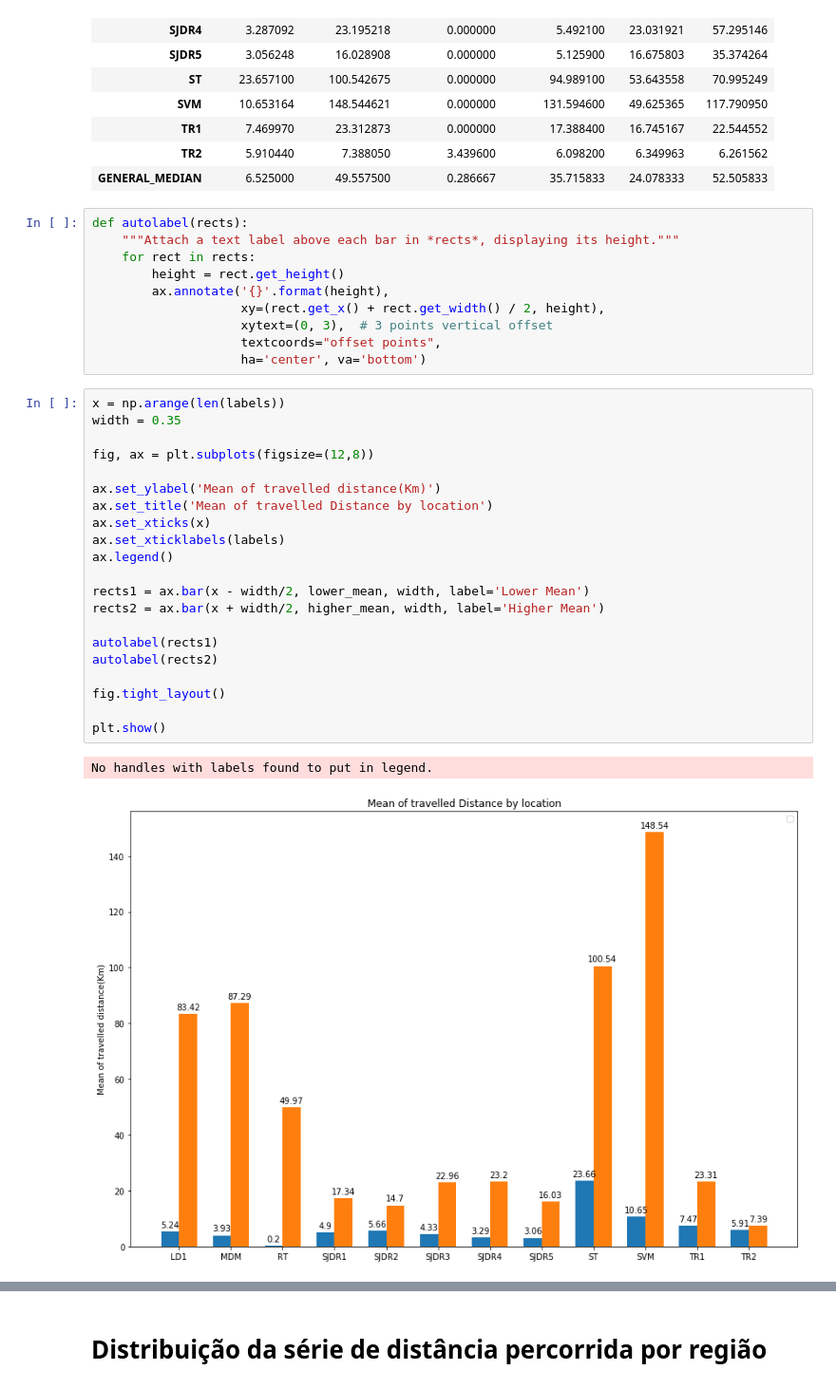
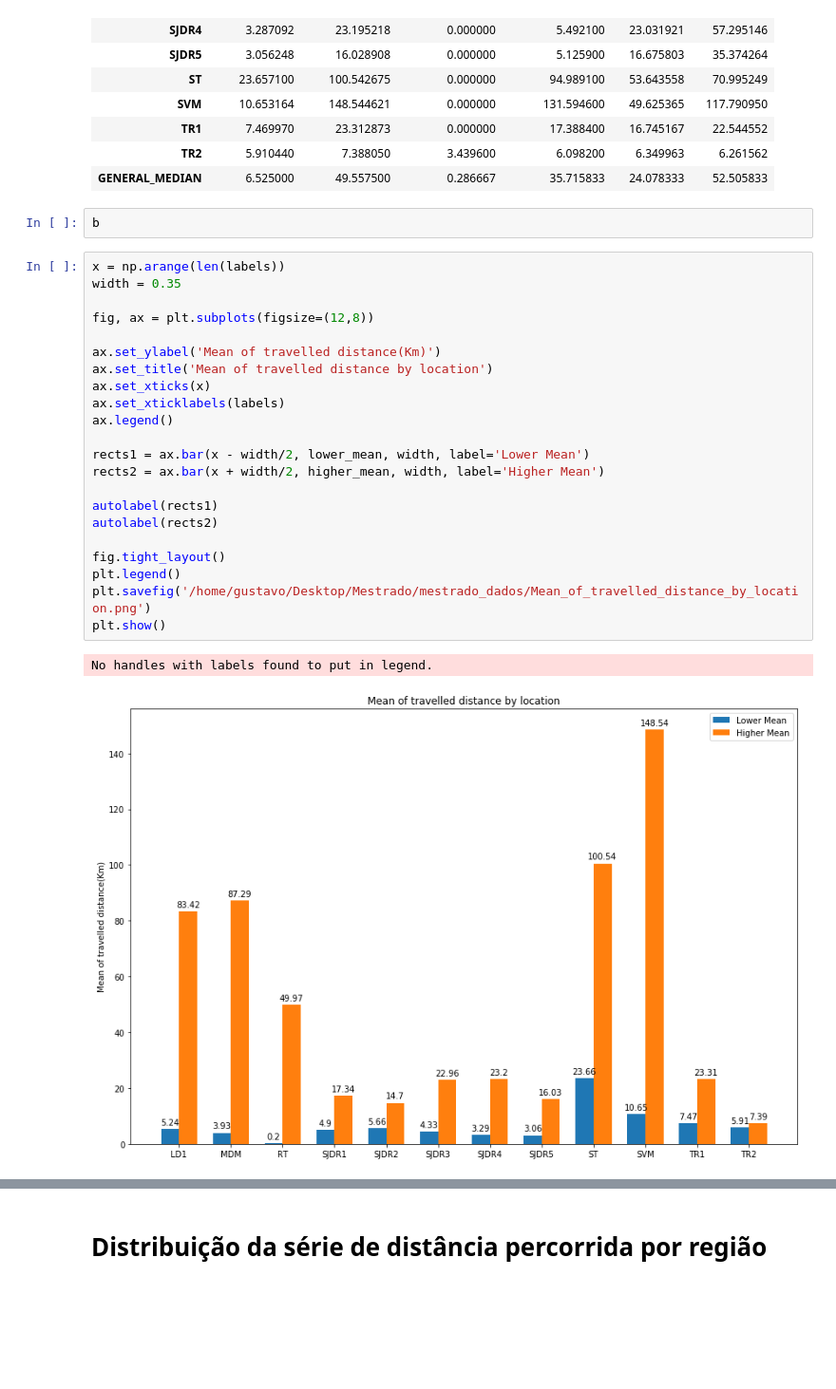
Before and after one commit to ghmc91/Projeto_Mestrado, a Jupyter notebook: Distance_Traveled_By_User.ipynb, the cells around one changed output, grey strips where cells are left out. Shown at 95% size. Drawn from its saved outputs; the diff is of its cells as text; blank space fills up the shorter version.

```diff
--- a/Distance_Traveled_By_User.ipynb
+++ b/Distance_Traveled_By_User.ipynb
@@ -207,40 +208,33 @@ result
 | TR1 | 7.469970 | 23.312873 | 0.000000 | 17.388400 | 16.745167 | 22.544552 |
 | TR2 | 5.910440 | 7.388050 | 3.439600 | 6.098200 | 6.349963 | 6.261562 |
 | GENERAL_MEDIAN | 6.525000 | 49.557500 | 0.286667 | 35.715833 | 24.078333 | 52.505833 |
-# %%
-def autolabel(rects):
-    """Attach a text label above each bar in *rects*, displaying its height."""
-    for rect in rects:
-        height = rect.get_height()
-        ax.annotate('{}'.format(height),
-                    xy=(rect.get_x() + rect.get_width() / 2, height),
-                    xytext=(0, 3),  # 3 points vertical offset
-                    textcoords="offset points",
-                    ha='center', va='bottom')
+# %%
+b
 # %%
 x = np.arange(len(labels))
 width = 0.35
 
 fig, ax = plt.subplots(figsize=(12,8))
 
 ax.set_ylabel('Mean of travelled distance(Km)')
-ax.set_title('Mean of travelled Distance by location')
+ax.set_title('Mean of travelled distance by location')
 ax.set_xticks(x)
 ax.set_xticklabels(labels)
 ax.legend()
 
 rects1 = ax.bar(x - width/2, lower_mean, width, label='Lower Mean')
 rects2 = ax.bar(x + width/2, higher_mean, width, label='Higher Mean')
 
 autolabel(rects1)
 autolabel(rects2)
 
 fig.tight_layout()
-
+plt.legend()
+plt.savefig('/home/gustavo/Desktop/Mestrado/mestrado_dados/Mean_of_travelled_distance_by_location.png')
 plt.show()
 # %% [output]
 No handles with labels found to put in legend.
-[figure, old version]
+[figure, new version]
 # %%
 fig, ax = plt.subplots(figsize=(14,10))
 
```
Also changed, not shown: parts of 9 cells of this notebook, 4 other files.
